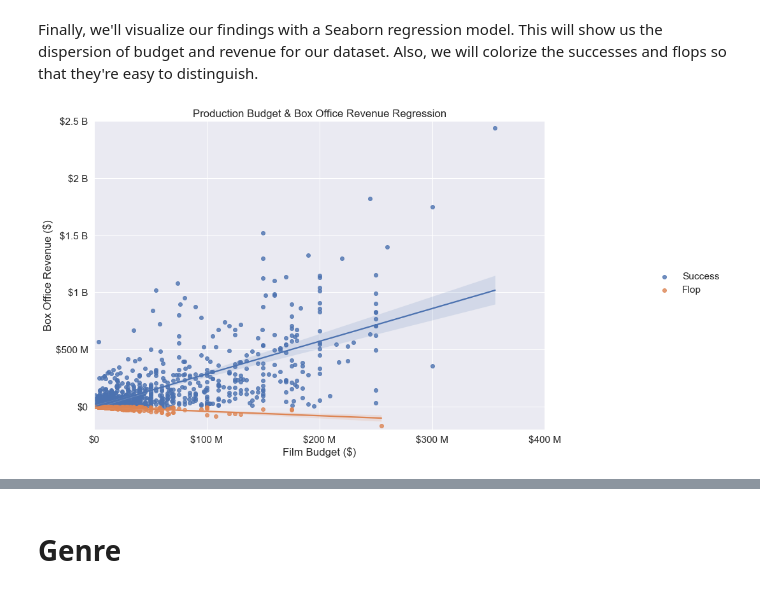
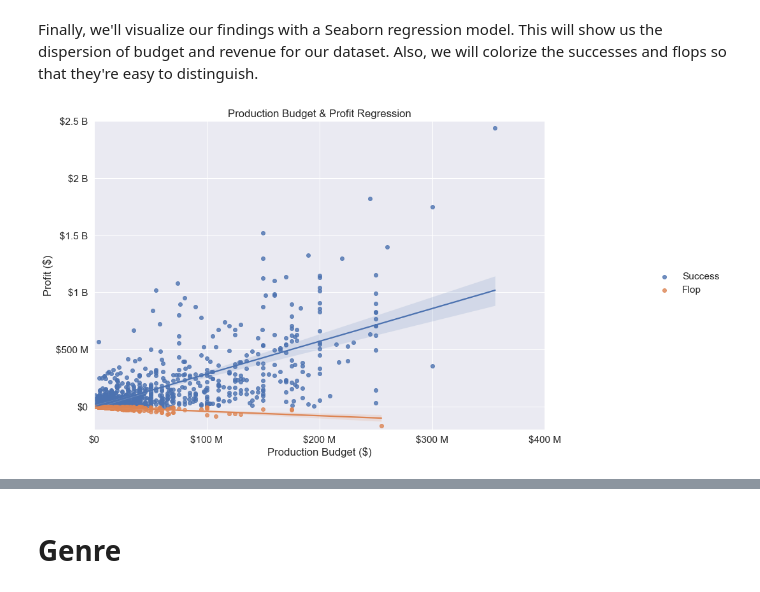
Before and after one commit to Drymander/dsc-phase-1-project, a Jupyter notebook: box_office_analysis.ipynb, the cells around one changed output, grey strips where cells are left out. Drawn from its saved outputs; the diff is of its cells as text; code cells hidden in the pictures.

Commit message:
Revised graph legends and ticks, added new exhibit to presentation

```diff
--- a/box_office_analysis.ipynb
+++ b/box_office_analysis.ipynb
@@ -233,26 +233,26 @@ Finally, we'll visualize our findings with a Seaborn regression model.  This wil
 # %%
 import seaborn as sns; sns.set_theme(color_codes=True)
 
 sns.set_context('notebook', font_scale=1.4)
 
 g = sns.lmplot(x="budget", y="profit", data=df, hue="successful")
 
 g.fig.set_size_inches(16,9)
 
-g = g.set_axis_labels("Film Budget ($)",
-    "Box Office Revenue ($)").set(xlim=(0, 400000000),
+g = g.set_axis_labels("Production Budget ($)",
+    "Profit ($)").set(xlim=(0, 400000000),
     ylim=(-200000000, 2500000000),
     xticks=[0, 100000000, 200000000, 300000000, 400000000],
     yticks=[0, 500000000, 1000000000, 1500000000, 2000000000, 2500000000],
-    title='Production Budget & Box Office Revenue Regression')
+    title='Production Budget & Profit Regression')
 
 g.set_xticklabels(['$0', '$100 M', '$200 M','$300 M','$400 M'])
 g.set_yticklabels(['$0', '$500 M', '$1 B', '$1.5 B', '$2 B', '$2.5 B'])
 
 g.legend.set_title(None)
 
 plt.savefig('images/budget_revenue_regression.png')
 
 plt.show()
 # %% [output]
-[figure, old version]
+[figure, new version]
```
Also changed, not shown: parts of 11 cells of this notebook, 7 other files.
